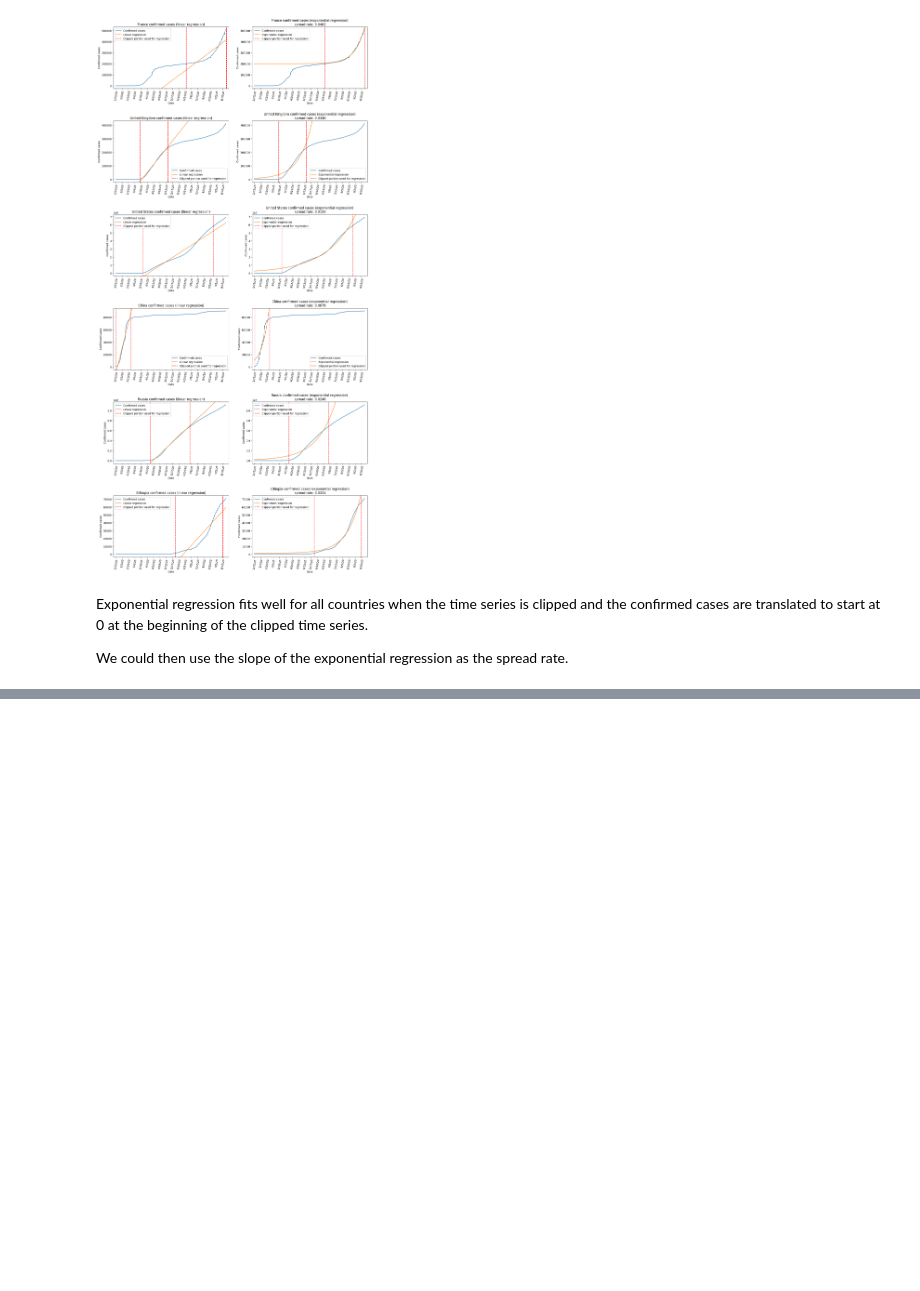
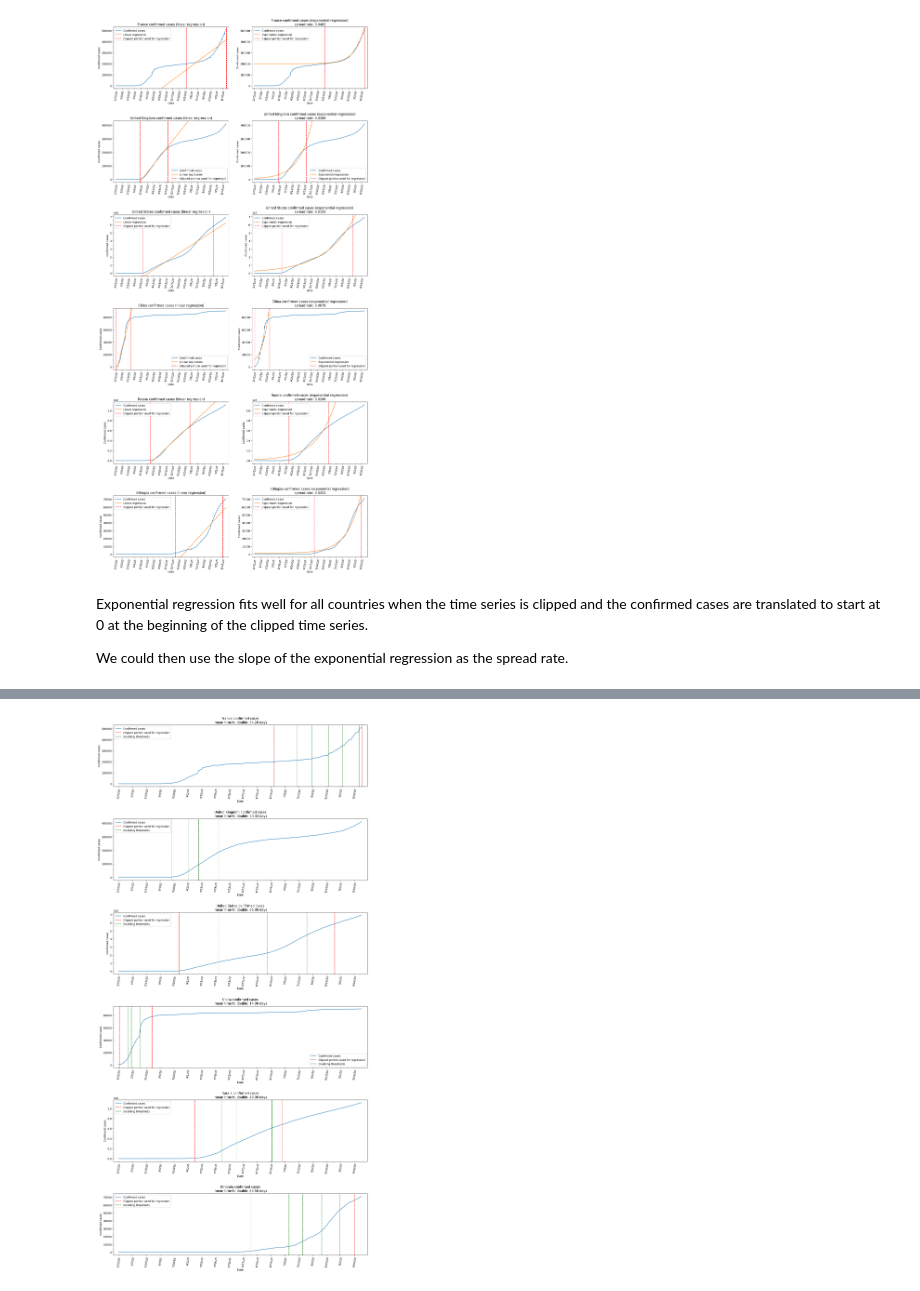
Before and after one commit to BigBaz54/Covid_spread, a Jupyter notebook: spread_rate.ipynb, the cells around one changed output, grey strips where cells are left out. Drawn from its saved outputs; the diff is of its cells as text; code cells hidden in the pictures; blank space fills up the shorter version.

Commit message:
[+] mean time to double cases

```diff
--- a/spread_rate.ipynb
+++ b/spread_rate.ipynb
@@ -236,0 +242,58 @@ We could then use the slope of the exponential regression as the spread rate.
+# %%
+def time_to_double(translated_clipped, initial_threshold=0.1):
+    nb_days = []
+    current_confirmed = translated_clipped[0]
+    for i in range(1, len(translated_clipped)):
+        if translated_clipped[i] > 2 * current_confirmed:
+            nb_days.append(i)
+            current_confirmed = translated_clipped[i]
+    return [n for n in nb_days if n > initial_threshold * len(translated_clipped)]
+
+countries = ['France', 'United Kingdom', 'United States', 'China', 'Russia', 'Ethiopia']
+
+n = len(countries)
+fig, axs = plt.subplots(n, 1, figsize=(15, 5 * n))
+
+for i, country in enumerate(countries):
+    country_data = data[data['Country'] == country]
+    country_data = country_data.drop(columns=['Country'])
+    country_data_smooth = moving_average(country_data.values[0], 20)
+
+    x = range(len(country_data.columns))
+    y = country_data.values[0]
+
+    start, end = clip_spot_derivative(country_data_smooth, end_threshold=0.7)
+
+    translated_clipped = y[start:end] - y[start]
+
+    nb_days_to_double = time_to_double(translated_clipped, initial_threshold=0.25)
+    mean_time_to_double = sum(nb_days_to_double) / len(nb_days_to_double)
+
+    axs[i].plot(country_data.columns, y)
+    axs[i].set_title(f'{country} confirmed cases\n mean time to double: {mean_time_to_double:.2f} days')
+    axs[i].set_xlim(-5, len(x) + 5)
+    axs[i].set_ylim(-0.05 * max(y), 1.05 * max(y))
+    axs[i].set_xlabel('Date')
+    axs[i].set_ylabel('Confirmed cases')
+    axs[i].tick_params(axis='x', rotation=80)
+    axs[i].xaxis.set_major_locator(plt.MultipleLocator(14))
+
+    # Highlight the portion used for regression
+    axs[i].axvline(x=start, color='r', linestyle='--')
+
+    # Add doubling thresholds horizontal lines
+    for day in nb_days_to_double:
+        # axs[i].axhline(y=y[start + day], color='g', linestyle='--')
+        axs[i].axvline(x=country_data.columns[start + day], color='g', linestyle='--')
+
+    # Highlight the portion used for regression
+    axs[i].axvline(x=end, color='r', linestyle='--')
+
+
+    # Add legend
+    axs[i].legend(['Confirmed cases', 'Clipped portion used for regression', 'Doubling thresholds'])
+
+fig.tight_layout(pad=3.0)
+plt.show()
+# %% [output]
+[figure, added]
```
Also changed, not shown: parts of 2 cells of this notebook.
